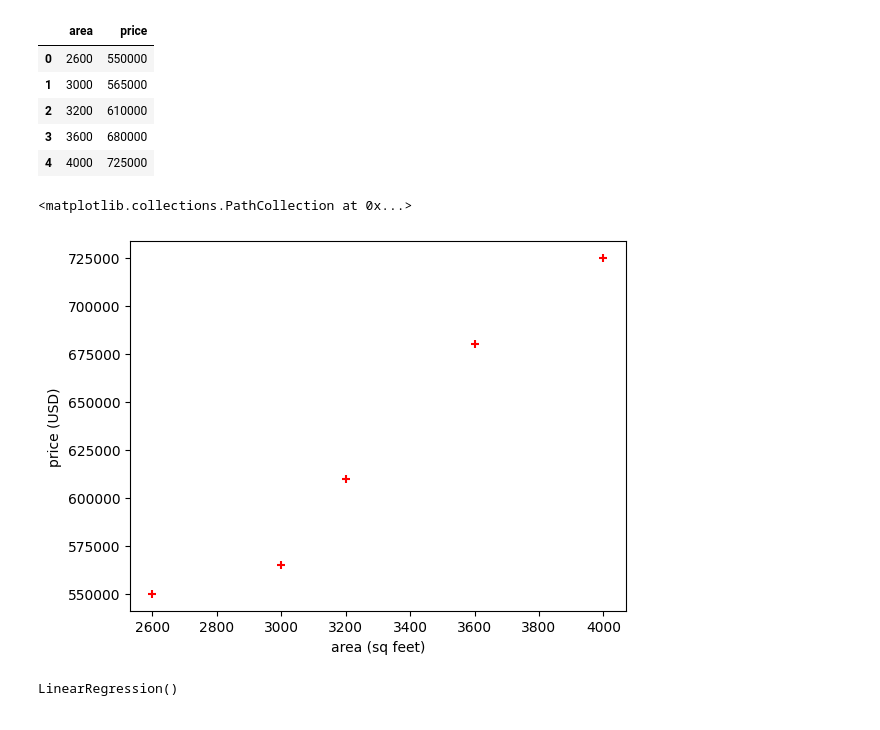
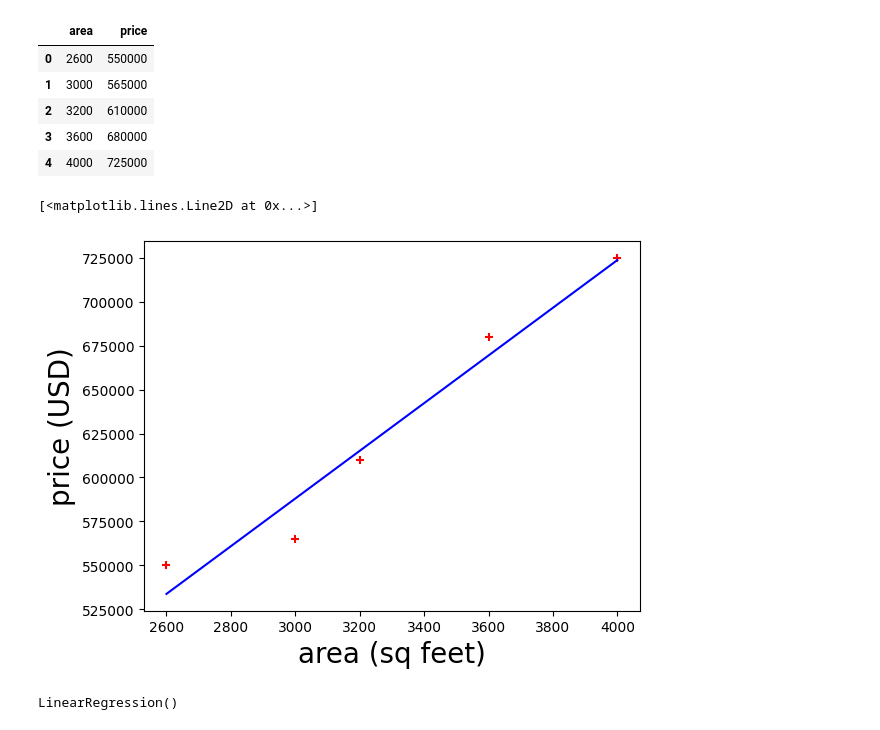
Before and after one commit to faeva040/machine-learning-with-python, a Jupyter notebook: linear_regression_single_variable.ipynb, the cells around one changed output. Cells and saved outputs as stored; diff of their text form; code cells hidden in the pictures.

```diff
--- a/linear_regression_single_variable.ipynb
+++ b/linear_regression_single_variable.ipynb
@@ -16,12 +16,13 @@ df
 | 4 | 4000 | 725000 |
 # %%
 %matplotlib inline
-plt.xlabel('area (sq feet)')
-plt.ylabel('price (USD)')
+plt.xlabel('area (sq feet)' , fontsize=20)
+plt.ylabel('price (USD)' , fontsize=20)
 plt.scatter(df.area,df.price, color='red', marker='+')
+plt.plot(df.area,reg.predict(df[['area']]),color='blue')
 # %% [output]
-<matplotlib.collections.PathCollection at 0x...>
+[<matplotlib.lines.Line2D at 0x...>]
-[figure, old version]
+[figure, new version]
 # %%
 reg= linear_model.LinearRegression()
 reg.fit(df[['area']],df.price)
```
Also changed, not shown: parts of 9 cells of this notebook, 1 other file.
